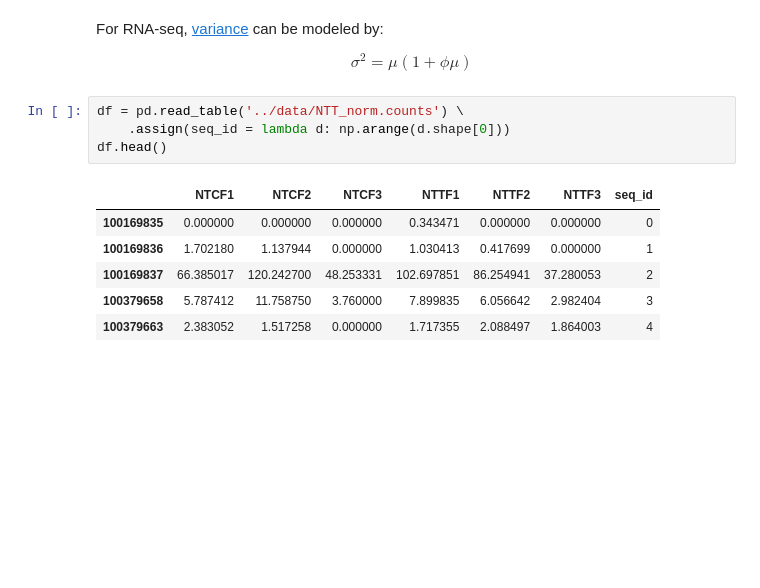
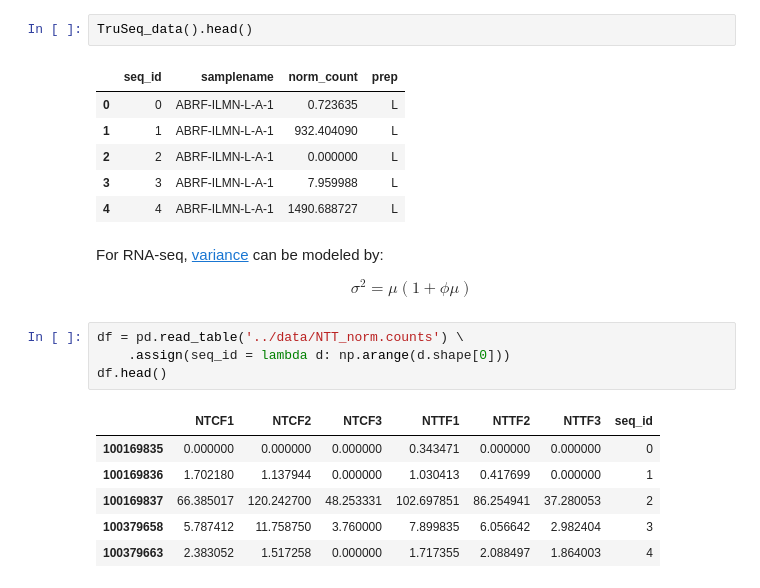
Before and after one commit to wckdouglas/tgirt_smRNA, a Jupyter notebook: scripts/reproducibility.ipynb, the cells around one changed output. Saved outputs shown, nothing was run; the diff lists cells and outputs as text; blank space fills up the shorter version.

```diff
--- a/scripts/reproducibility.ipynb
+++ b/scripts/reproducibility.ipynb
@@ -27,3 +36,12 @@ def fit_dispersion(phi, mu, var):
+# %%
+TruSeq_data().head()
+# %% [output]
+|  | seq_id | samplename | norm_count | prep |
+| 0 | 0 | ABRF-ILMN-L-A-1 | 0.723635 | L |
+| 1 | 1 | ABRF-ILMN-L-A-1 | 932.404090 | L |
+| 2 | 2 | ABRF-ILMN-L-A-1 | 0.000000 | L |
+| 3 | 3 | ABRF-ILMN-L-A-1 | 7.959988 | L |
+| 4 | 4 | ABRF-ILMN-L-A-1 | 1490.688727 | L |
 # %% [markdown]
 For RNA-seq, [variance](https://academic.oup.com/nar/article/45/11/e104/3091649) can be modeled by:
 
```
Also changed, not shown: parts of 9 cells of this notebook, 2 other files.
